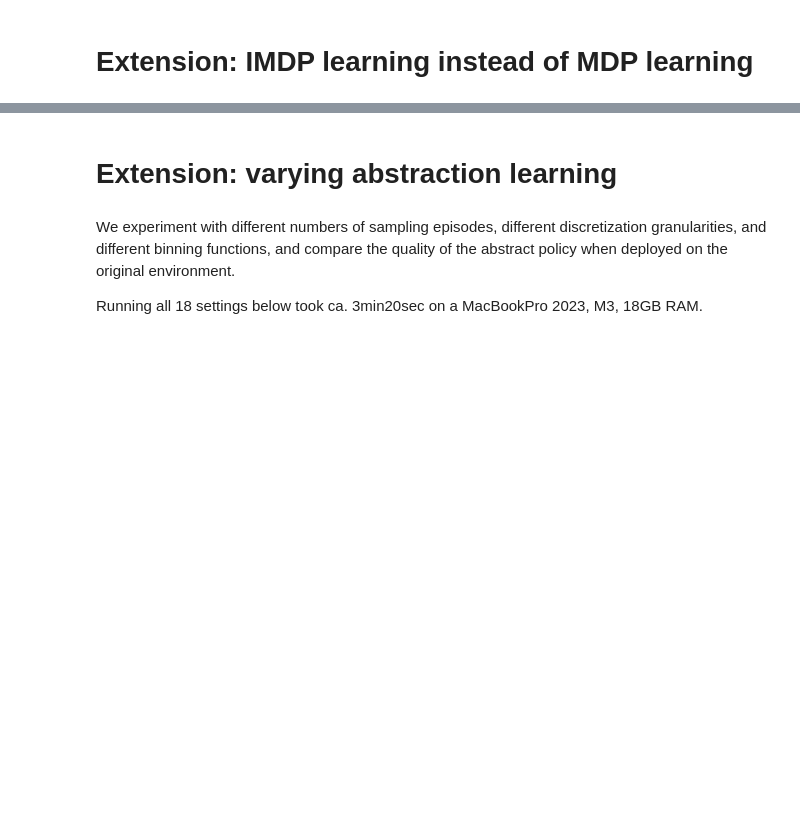
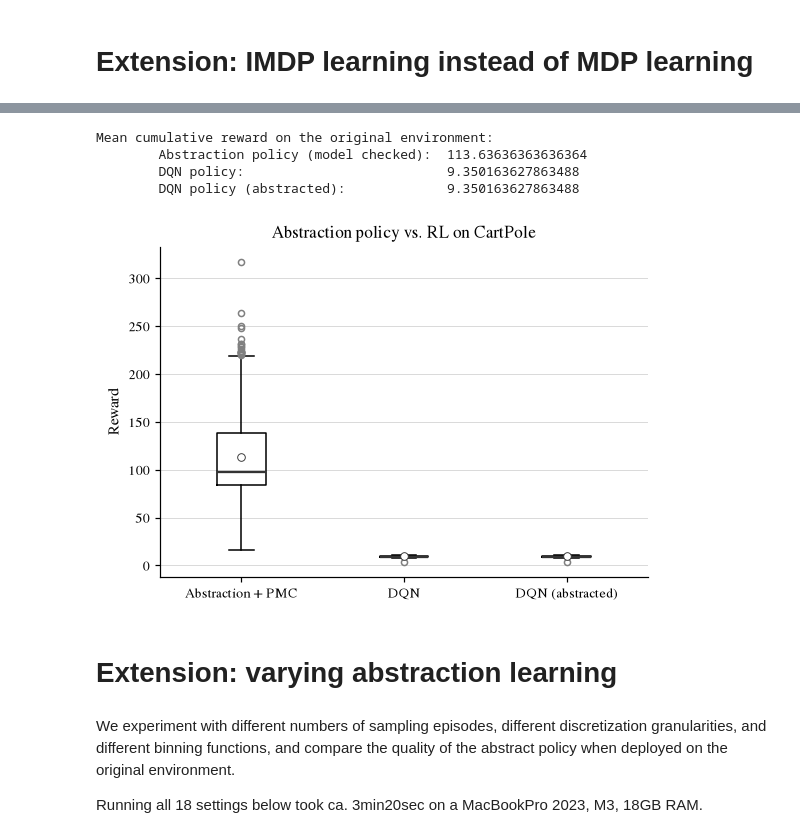
Before and after one commit to ai-fm/VeriGym, a Jupyter notebook: examples/workflow_comparing_abstraction_policies.ipynb, the cells around one changed output, grey strips where cells are left out. Cells and saved outputs as stored; diff of their text form; code cells hidden in the pictures; blank space fills up the shorter version.

```diff
--- a/examples/workflow_comparing_abstraction_policies.ipynb
+++ b/examples/workflow_comparing_abstraction_policies.ipynb
@@ -222,3 +325,25 @@ print("result:", [result.at(init) for init in stormpy_imdp.initial_states])
+# %%
+rl_policy_original = SB3Policy(rl_model_original, generative_model, deterministic=True)
+trajectories_rl_original = generative_model.simulate(policy=rl_policy_original, n_steps=n_simulation_steps, seed=42)
+mean_rewards_rl_original = get_mean_reward_from_trajectories(trajectories_rl_original)
+
+rl_policy_abstracted = SB3Policy(rl_model_abstracted, generative_model, deterministic=True)
+trajectories_rl_abstracted = generative_model.simulate(policy=rl_policy_abstracted, n_steps=n_simulation_steps, seed=42)
+mean_rewards_rl_abstracted = get_mean_reward_from_trajectories(trajectories_rl_abstracted)
+# %%
+episode_returns = lambda trajs: [float(np.sum([t[2] for t in traj])) for traj in trajs]
+print("Mean cumulative reward on the original environment:")
+print("\tAbstraction policy (model checked): ", mean_rewards_original)
+print("\tDQN policy:                         ", mean_rewards_rl_original)
+print("\tDQN policy (abstracted):            ", mean_rewards_rl_abstracted)
+plot_compare_policy_eval([episode_returns(trajectories_original), episode_returns(trajectories_rl_original), episode_returns(trajectories_rl_abstracted)],
+                         labels=["Abstraction + PMC", "DQN", "DQN (abstracted)"], title="Abstraction policy vs. RL on CartPole")
+# %% [output]
+Mean cumulative reward on the original environment:
+        Abstraction policy (model checked):  113.63636363636364
+        DQN policy:                          9.350163627863488
+        DQN policy (abstracted):             9.350163627863488
+[figure, added]
 # %% [markdown]
 # Extension: varying abstraction learning
 # %% [markdown]
```
Also changed, not shown: parts of 13 cells of this notebook, 6 other files.
